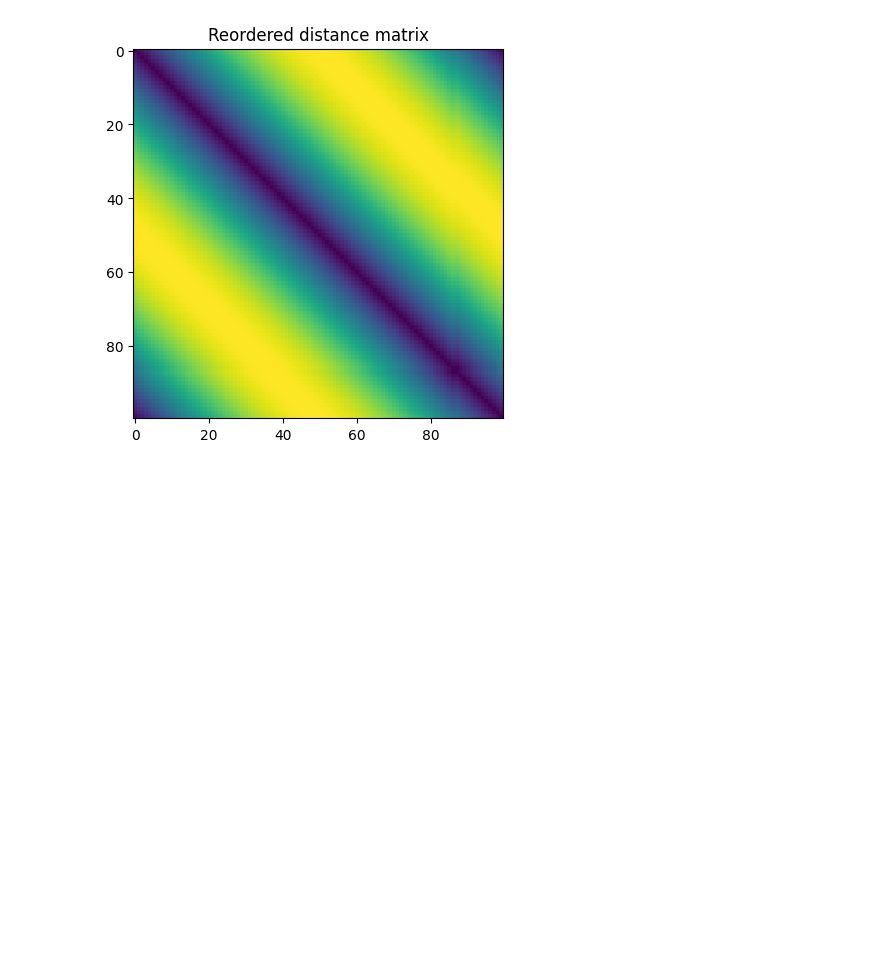
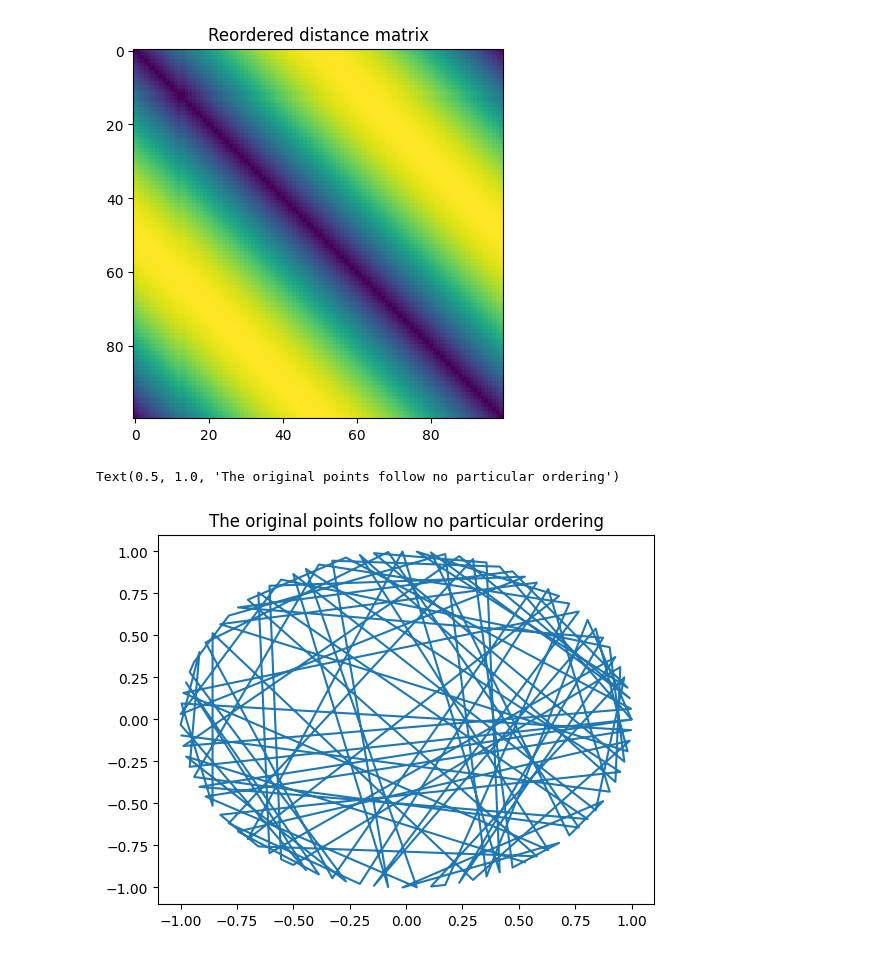
Before and after one commit to stgoa/recursiveseriation, a Jupyter notebook: examples/example_points_in_circle.ipynb, the cells around one changed output. Cells and saved outputs as stored; diff of their text form; code cells hidden in the pictures; blank space fills up the shorter version.

```diff
--- a/examples/example_points_in_circle.ipynb
+++ b/examples/example_points_in_circle.ipynb
@@ -81,3 +73,11 @@ plt.title("Reordered distance matrix")
 # %% [output]
 Text(0.5, 1.0, 'Reordered distance matrix')
 [figure]
+# %%
+P = np.asarray(points_in_circle)
+x, y = P[:,0], P[:,1]
+plt.plot(x,y, ls="-")
+plt.title("The original points follow no particular ordering")
+# %% [output]
+Text(0.5, 1.0, 'The original points follow no particular ordering')
+[figure, added]
```
Also changed, not shown: parts of 11 cells of this notebook, 1 other file.
